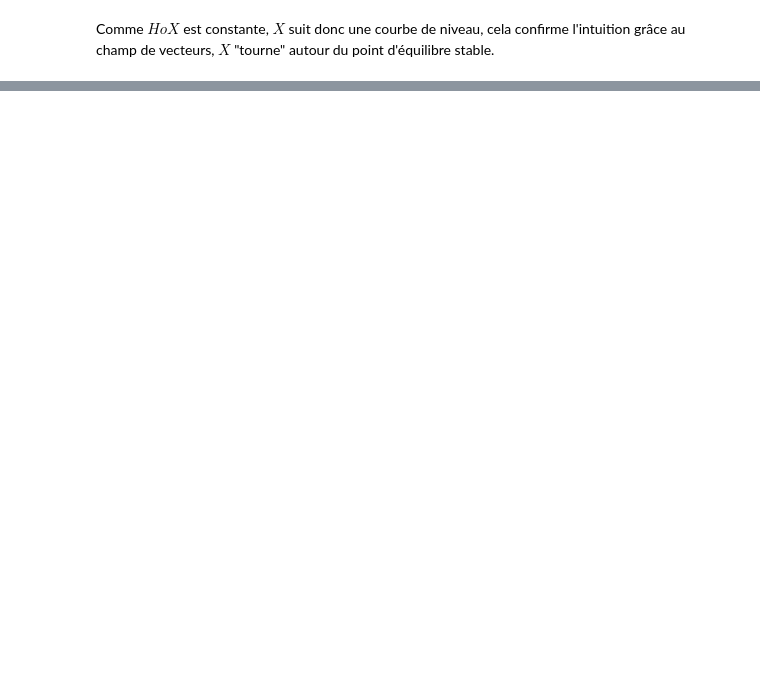
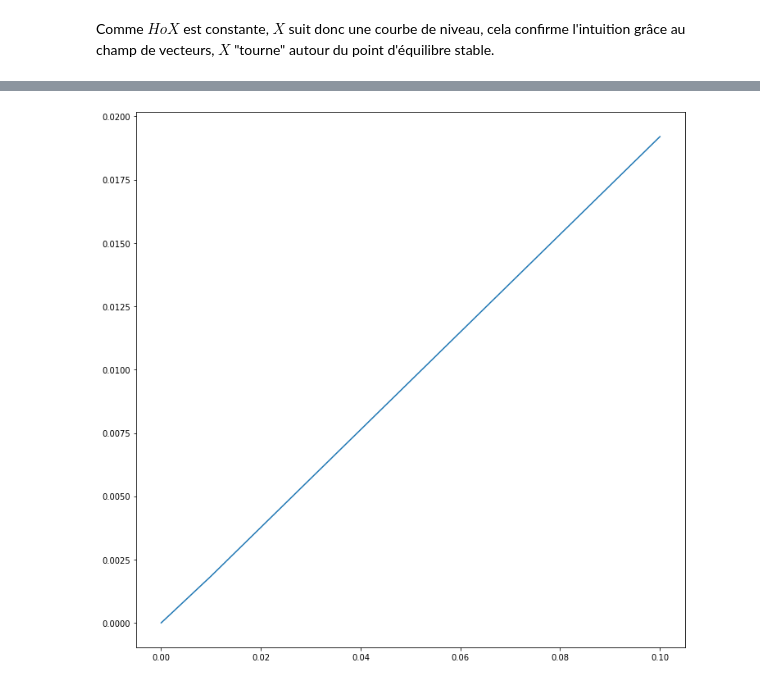
Before and after one commit to 20cazali/projet_equadiff_sisca_cazali, a Jupyter notebook: projet_equa_diff.ipynb, the cells around one changed output, grey strips where cells are left out. Drawn from its saved outputs; the diff is of its cells as text; code cells hidden in the pictures; blank space fills up the shorter version.

```diff
--- a/projet_equa_diff.ipynb
+++ b/projet_equa_diff.ipynb
@@ -136,2 +145,26 @@ display_contour(H,
 # %% [markdown]
 Comme $H o X$ est constante, $X$ suit donc une courbe de niveau, cela confirme l'intuition grâce au champ de vecteurs, $X$ "tourne" autour du point d'équilibre stable.
+# %%
+### Question 6 ###
+alpha = 2
+beta = 2
+gamma = 2
+delta = 2
+
+def f(t, X):
+    return np.array([X[0]*(alpha-beta*X[1]), -X[1]*(gamma-delta*X[0])])
+
+def solve_euler_explicit(f, x0, dt, t0, tf):
+    t = [t0]
+    x = [x0]
+    ti = t0
+    xi = x0
+    while ti<tf:
+        xi = xi + dt*f(ti,xi)
+        ti = ti + dt
+        x.append(xi)
+        t.append(ti)
+    return np.array(t),np.array(x)
+
+def f_test(t,x):
+    return -x
@@ -137,0 +181,16 @@ Comme $H o X$ est constante, $X$ suit donc une courbe de niveau, cela confirme l
+# %%
+def erreur(X, Y):
+    return max(np.abs(X-Y))
+
+l= []
+
+dt_list = [0.1, 0.01, 0.001, 0.0001, 0.00001]
+
+for dt in dt_list:
+    t, x=solve_euler_explicit(f_test, np.array([1.]), dt, 0, 10)
+    l.append(erreur(x[:,0], np.exp(-t)))
+plt.plot(dt_list, l)
+plt.axis = 'equal'
+plt.show()
+# %% [output]
+[figure, added]
```
Also changed, not shown: parts of 18 cells of this notebook.
